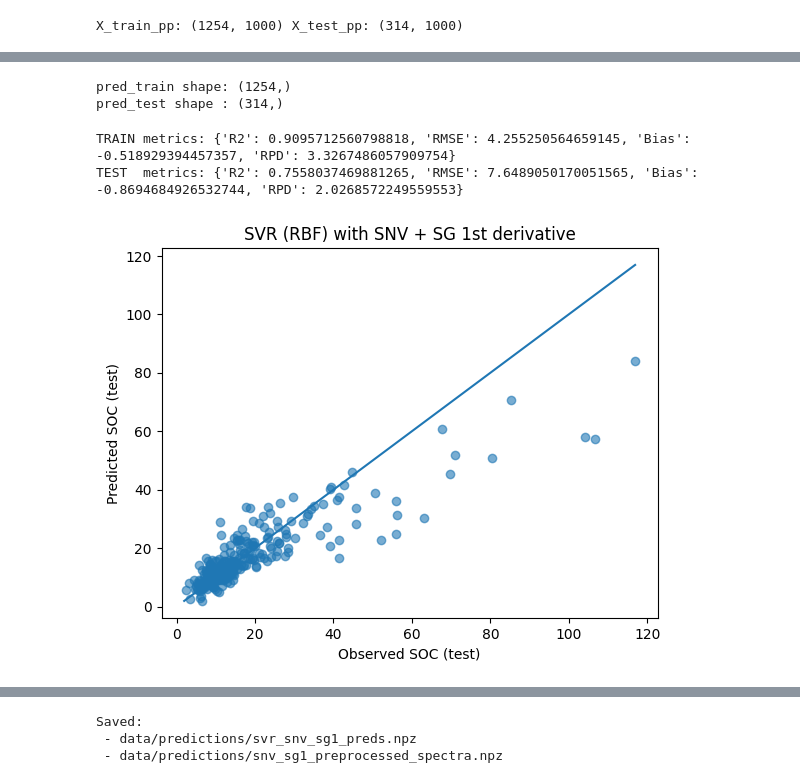
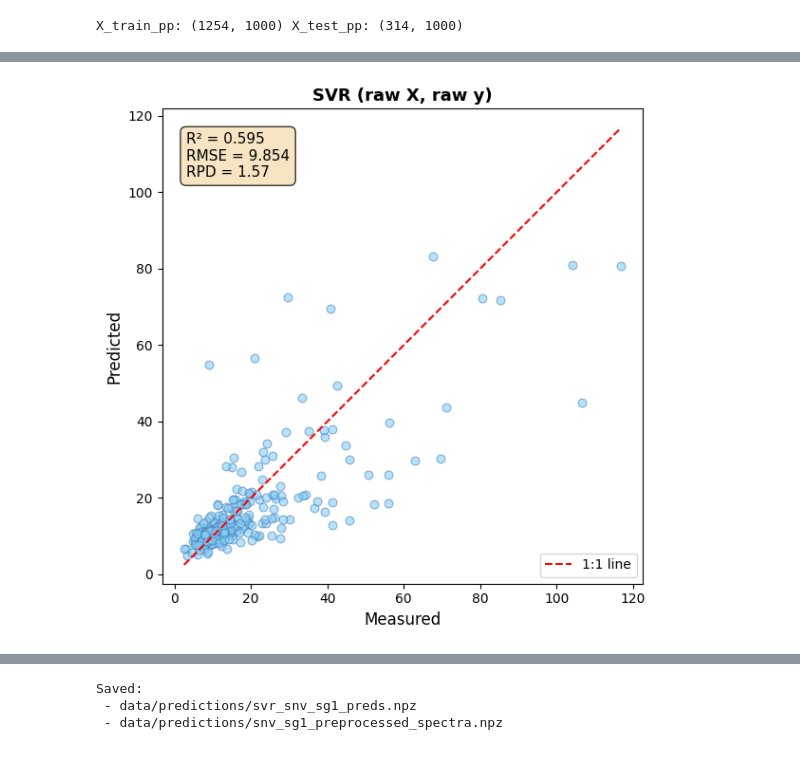
Before and after one commit to sugoma11/spectroscopy_project, a Jupyter notebook: svr_preproc_save.ipynb, the cells around one changed output, grey strips where cells are left out. Saved outputs shown, nothing was run; the diff lists cells and outputs as text; code cells hidden in the pictures.

```diff
--- a/svr_preproc_save.ipynb
+++ b/svr_preproc_save.ipynb
@@ -19,8 +18,11 @@ print("Keys:", d.files)
 
 X_train = d["X_train"]
 X_test  = d["X_test"]
-y_train = d["y_train"].ravel()
-y_test  = d["y_test"].ravel()
+y_train_log = np.log1p(d["y_train"]).ravel()
+y_test_log  = np.log1p(d["y_test"]).ravel()
+
+y_train = (d["y_train"]).ravel()
+y_test  = (d["y_test"]).ravel()
 
 print("X_train:", X_train.shape, "X_test:", X_test.shape)
 print("y_train:", y_train.shape, "y_test:", y_test.shape)
@@ -91,0 +99,4 @@ CV best R2: 0.6866618078029953
+# %%
+best_raw_x_raw_y = grid_raw_x_raw_y.best_estimator_
+print("Best params:", best_raw_x_raw_y.get_params())
+print("CV best R2:", grid_raw_x_raw_y.best_score_)
@@ -92,54 +142,12 @@ CV best R2: 0.6866618078029953
 # %%
-# Predict train + test
-
-pred_train = best.predict(X_train_pp).reshape(-1).astype(np.float64)
-pred_test  = best.predict(X_test_pp).reshape(-1).astype(np.float64)
-
-print("pred_train shape:", pred_train.shape)  # (1254,)
-print("pred_test shape :", pred_test.shape)   # (314,)
+y_pred_raw_x_raw_y  = best_raw_x_raw_y.predict(X_test).reshape(-1).astype(np.float64)
+y_pred_proc_x_raw_y = best_proc_x_raw_y.predict(X_test_pp).reshape(-1).astype(np.float64)
+y_pred_proc_x_log_y = np.expm1(best_proc_x_log_y.predict(X_test_pp).reshape(-1)).astype(np.float64)
-# %% [output]
-pred_train shape: (1254,)
-pred_test shape : (314,)
-# %%
-# Metrics: R², RMSE, Bias, RPD (test + train)
-
-def rmse(y_true, y_pred):
-    return float(np.sqrt(mean_squared_error(y_true, y_pred)))
-
-def bias(y_true, y_pred):
-    return float(np.mean(y_pred - y_true))
-
-def rpd(y_true, y_pred):
-    # RPD = SD(observed) / RMSE
-    return float(np.std(y_true, ddof=1) / rmse(y_true, y_pred))
-
-def metrics(y_true, y_pred):
-    return {
-        "R2": float(r2_score(y_true, y_pred)),
-        "RMSE": rmse(y_true, y_pred),
-        "Bias": bias(y_true, y_pred),
-        "RPD": rpd(y_true, y_pred),
-    }
-
-m_train = metrics(y_train, pred_train)
-m_test  = metrics(y_test, pred_test)
-
-print("TRAIN metrics:", m_train)
-print("TEST  metrics:", m_test)
-# %% [output]
-TRAIN metrics: {'R2': 0.9095712560798818, 'RMSE': 4.255250564659145, 'Bias': -0.518929394457357, 'RPD': 3.3267486057909754}
-TEST  metrics: {'R2': 0.7558037469881265, 'RMSE': 7.6489050170051565, 'Bias': -0.8694684926532744, 'RPD': 2.0268572249559553}
 # %%
-# Scatter plot of observed vs predicted (test)
-
-plt.figure()
-plt.scatter(y_test, pred_test, alpha=0.6)
-mn = min(y_test.min(), pred_test.min())
-mx = max(y_test.max(), pred_test.max())
-plt.plot([mn, mx], [mn, mx])
-plt.xlabel("Observed SOC (test)")
-plt.ylabel("Predicted SOC (test)")
-plt.title("SVR (RBF) with SNV + SG 1st derivative")
-plt.show()
+plot_metrics(
+    y_test,
+    y_pred_raw_x_raw_y,
+    "SVR (raw X, raw y)",
+)
 # %% [output]
-[figure, old version]
+[figure, new version]
```
Also changed, not shown: parts of 8 cells of this notebook, 5 other files.
